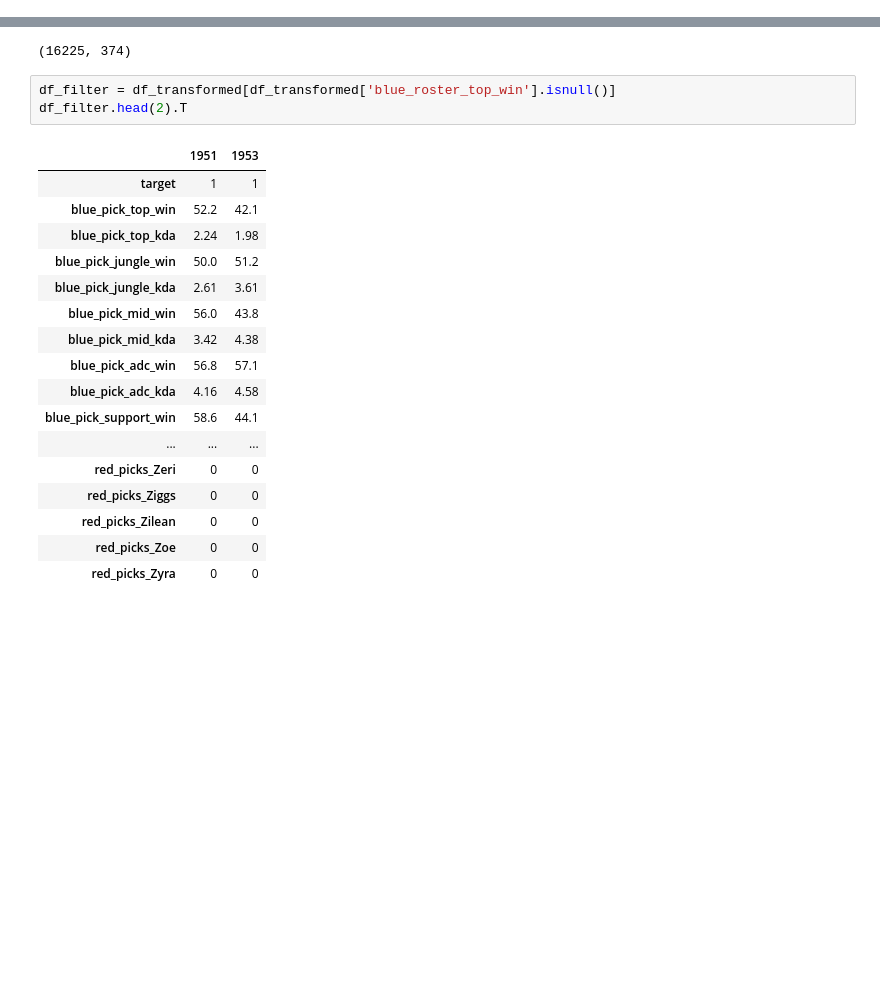
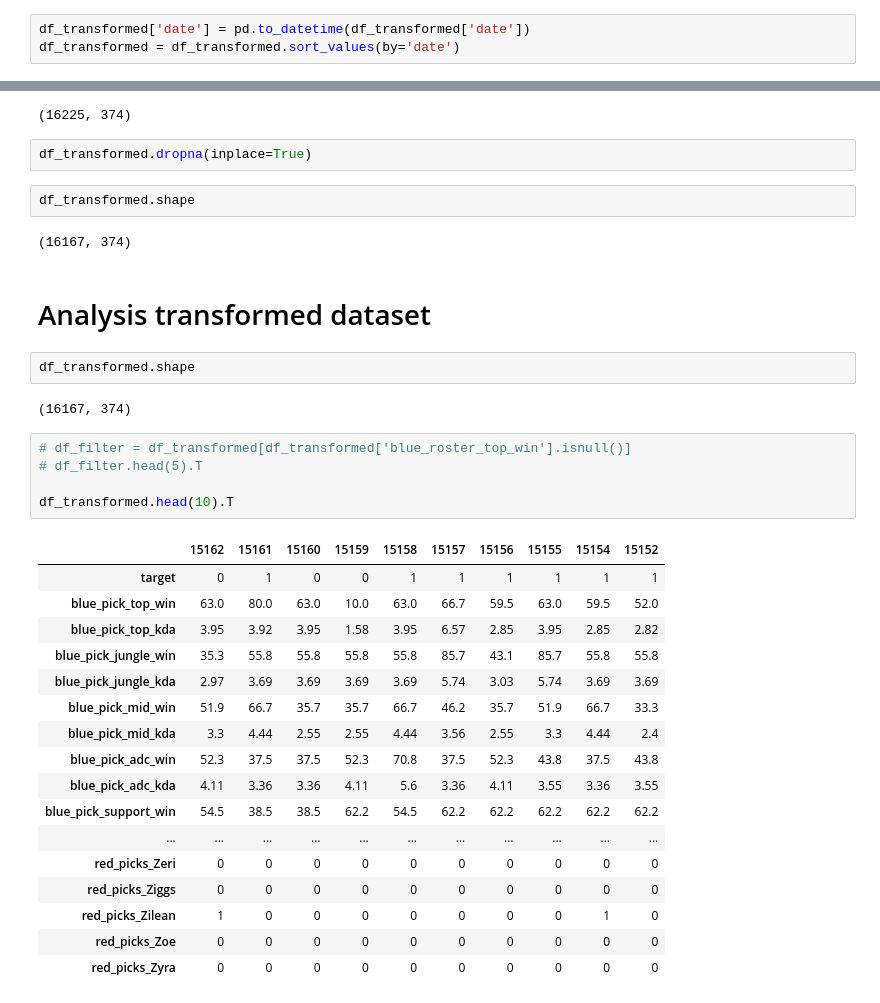
Before and after one commit to Uemerson/match-lol-classification, a Jupyter notebook: notebooks/clean_format_transform_dataset.ipynb, the cells around one changed output, grey strips where cells are left out. Drawn from its saved outputs; the diff is of its cells as text; blank space fills up the shorter version.

Commit message:
notebook: update clean, format and transform dataset

```diff
--- a/notebooks/clean_format_transform_dataset.ipynb
+++ b/notebooks/clean_format_transform_dataset.ipynb
@@ -339 +341,4 @@ df_transformed = pd.concat([df_transformed, red_picks.groupby(level=0).sum()], a
+# %%
+df_transformed['date'] = pd.to_datetime(df_transformed['date'])
+df_transformed = df_transformed.sort_values(by='date')
 # %% [markdown]
@@ -391,27 +396,41 @@ df_transformed.drop(columns=[
 df_transformed.shape
 # %% [output]
 (16225, 374)
+# %%
+df_transformed.dropna(inplace=True)
+# %%
+df_transformed.shape
+# %% [output]
+(16167, 374)
+# %% [markdown]
+# Analysis transformed dataset
+# %%
+df_transformed.shape
+# %% [output]
+(16167, 374)
 # %%
-df_filter = df_transformed[df_transformed['blue_roster_top_win'].isnull()]
-df_filter.head(2).T
+# df_filter = df_transformed[df_transformed['blue_roster_top_win'].isnull()]
+# df_filter.head(5).T
+
+df_transformed.head(10).T
 # %% [output]
-|  | 1951 | 1953 |
-| target | 1 | 1 |
-| blue_pick_top_win | 52.2 | 42.1 |
-| blue_pick_top_kda | 2.24 | 1.98 |
-| blue_pick_jungle_win | 50.0 | 51.2 |
-| blue_pick_jungle_kda | 2.61 | 3.61 |
-| blue_pick_mid_win | 56.0 | 43.8 |
-| blue_pick_mid_kda | 3.42 | 4.38 |
-| blue_pick_adc_win | 56.8 | 57.1 |
-| blue_pick_adc_kda | 4.16 | 4.58 |
-| blue_pick_support_win | 58.6 | 44.1 |
-| ... | ... | ... |
-| red_picks_Zeri | 0 | 0 |
-| red_picks_Ziggs | 0 | 0 |
-| red_picks_Zilean | 0 | 0 |
-| red_picks_Zoe | 0 | 0 |
-| red_picks_Zyra | 0 | 0 |
+|  | 15162 | 15161 | 15160 | 15159 | 15158 | 15157 | 15156 | 15155 | 15154 | 15152 |
+| target | 0 | 1 | 0 | 0 | 1 | 1 | 1 | 1 | 1 | 1 |
+| blue_pick_top_win | 63.0 | 80.0 | 63.0 | 10.0 | 63.0 | 66.7 | 59.5 | 63.0 | 59.5 | 52.0 |
+| blue_pick_top_kda | 3.95 | 3.92 | 3.95 | 1.58 | 3.95 | 6.57 | 2.85 | 3.95 | 2.85 | 2.82 |
+| blue_pick_jungle_win | 35.3 | 55.8 | 55.8 | 55.8 | 55.8 | 85.7 | 43.1 | 85.7 | 55.8 | 55.8 |
+| blue_pick_jungle_kda | 2.97 | 3.69 | 3.69 | 3.69 | 3.69 | 5.74 | 3.03 | 5.74 | 3.69 | 3.69 |
+| blue_pick_mid_win | 51.9 | 66.7 | 35.7 | 35.7 | 66.7 | 46.2 | 35.7 | 51.9 | 66.7 | 33.3 |
+| blue_pick_mid_kda | 3.3 | 4.44 | 2.55 | 2.55 | 4.44 | 3.56 | 2.55 | 3.3 | 4.44 | 2.4 |
+| blue_pick_adc_win | 52.3 | 37.5 | 37.5 | 52.3 | 70.8 | 37.5 | 52.3 | 43.8 | 37.5 | 43.8 |
+| blue_pick_adc_kda | 4.11 | 3.36 | 3.36 | 4.11 | 5.6 | 3.36 | 4.11 | 3.55 | 3.36 | 3.55 |
+| blue_pick_support_win | 54.5 | 38.5 | 38.5 | 62.2 | 54.5 | 62.2 | 62.2 | 62.2 | 62.2 | 62.2 |
+| ... | ... | ... | ... | ... | ... | ... | ... | ... | ... | ... |
+| red_picks_Zeri | 0 | 0 | 0 | 0 | 0 | 0 | 0 | 0 | 0 | 0 |
+| red_picks_Ziggs | 0 | 0 | 0 | 0 | 0 | 0 | 0 | 0 | 0 | 0 |
+| red_picks_Zilean | 1 | 0 | 0 | 0 | 0 | 0 | 0 | 0 | 1 | 0 |
+| red_picks_Zoe | 0 | 0 | 0 | 0 | 0 | 0 | 0 | 0 | 0 | 0 |
+| red_picks_Zyra | 0 | 0 | 0 | 0 | 0 | 0 | 0 | 0 | 0 | 0 |
 # %%
 skim(df_transformed)
 # %% [output]
```
Also changed, not shown: parts of 9 cells of this notebook.
